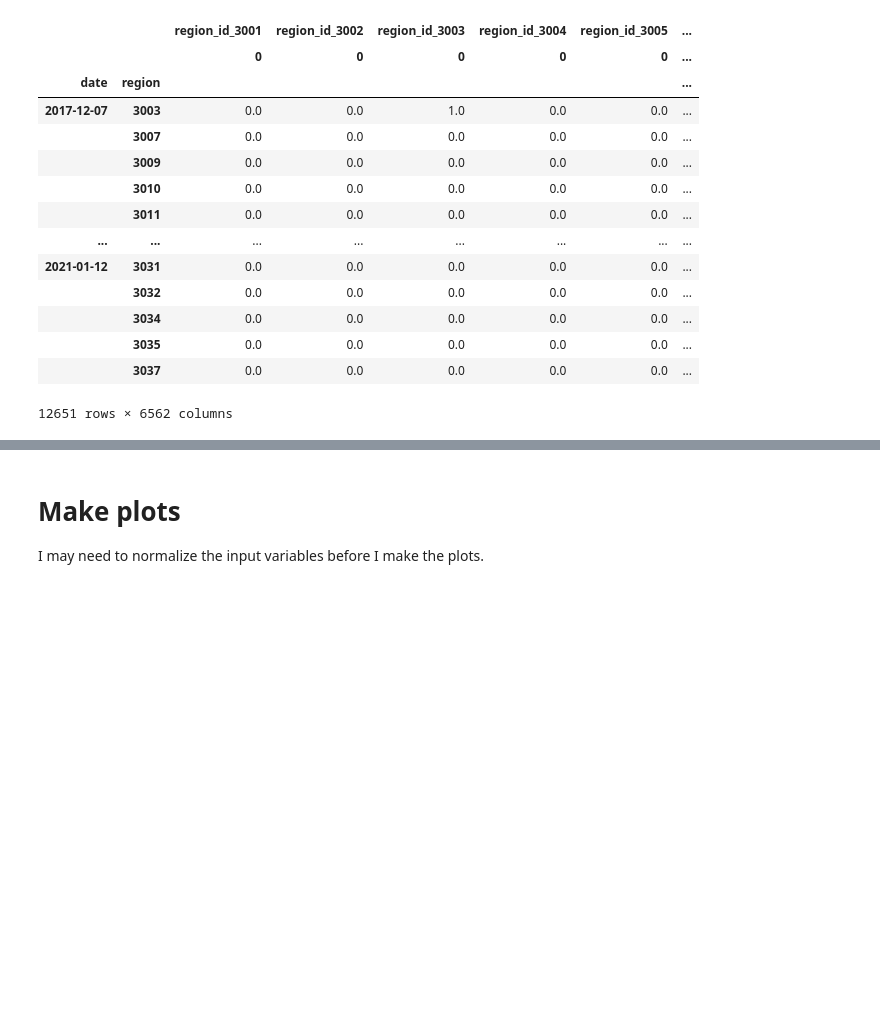
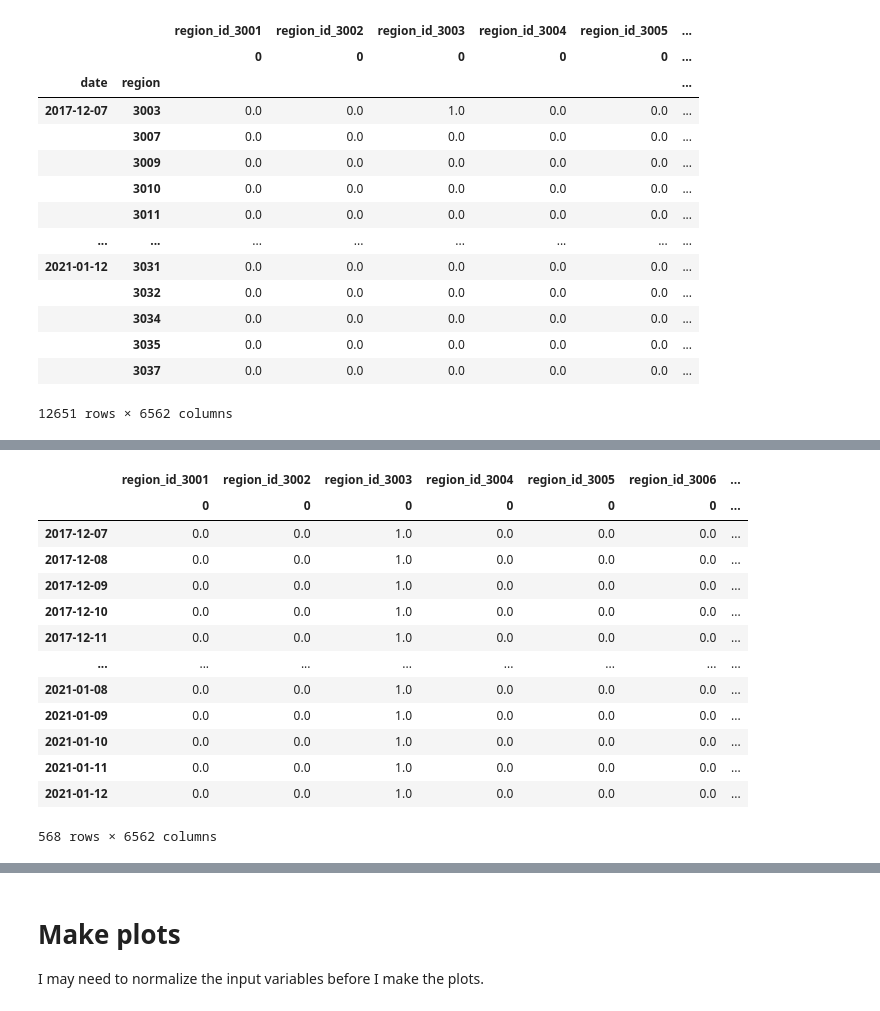
Before and after one commit to NVE/avalanche_ml, a Jupyter notebook: initial_correlations_notebook.ipynb, the cells around one changed output, grey strips where cells are left out. Cells and saved outputs as stored; diff of their text form; code cells hidden in the pictures; blank space fills up the shorter version.

```diff
--- a/analysis/initial_correlations_notebook.ipynb
+++ b/initial_correlations_notebook.ipynb
@@ -274,0 +227,17 @@ AttributeError: 'MultiIndex' object has no attribute 'loc'
+# %%
+regions.loc[3003]
+# %% [output]
+|  | region_id_3001 | region_id_3002 | region_id_3003 | region_id_3004 | region_id_3005 | region_id_3006 | ... |
+|  | 0 | 0 | 0 | 0 | 0 | 0 | ... |
+| 2017-12-07 | 0.0 | 0.0 | 1.0 | 0.0 | 0.0 | 0.0 | ... |
+| 2017-12-08 | 0.0 | 0.0 | 1.0 | 0.0 | 0.0 | 0.0 | ... |
+| 2017-12-09 | 0.0 | 0.0 | 1.0 | 0.0 | 0.0 | 0.0 | ... |
+| 2017-12-10 | 0.0 | 0.0 | 1.0 | 0.0 | 0.0 | 0.0 | ... |
+| 2017-12-11 | 0.0 | 0.0 | 1.0 | 0.0 | 0.0 | 0.0 | ... |
+| ... | ... | ... | ... | ... | ... | ... | ... |
+| 2021-01-08 | 0.0 | 0.0 | 1.0 | 0.0 | 0.0 | 0.0 | ... |
+| 2021-01-09 | 0.0 | 0.0 | 1.0 | 0.0 | 0.0 | 0.0 | ... |
+| 2021-01-10 | 0.0 | 0.0 | 1.0 | 0.0 | 0.0 | 0.0 | ... |
+| 2021-01-11 | 0.0 | 0.0 | 1.0 | 0.0 | 0.0 | 0.0 | ... |
+| 2021-01-12 | 0.0 | 0.0 | 1.0 | 0.0 | 0.0 | 0.0 | ... |
+568 rows × 6562 columns
```
Also changed, not shown: parts of 14 cells of this notebook.
